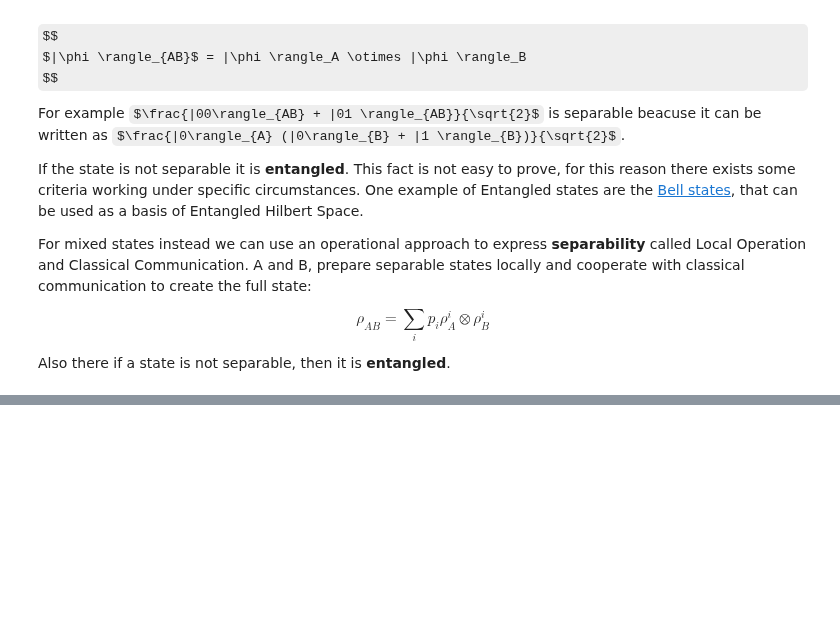
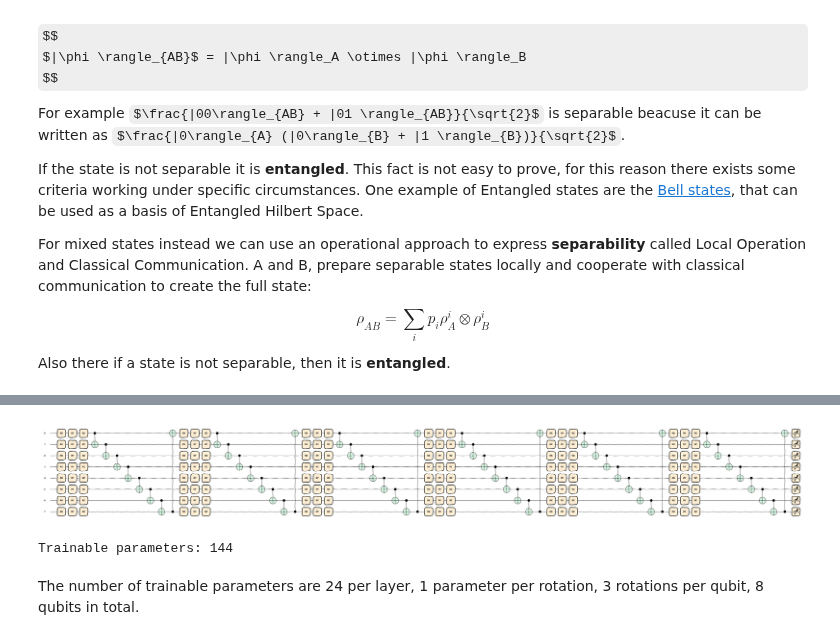
Before and after one commit to JackVittori/QML-early_exit, a Jupyter notebook: mid-circuit-measurements.ipynb, the cells around one changed output, grey strips where cells are left out. Drawn from its saved outputs; the diff is of its cells as text; code cells hidden in the pictures; some formulas as TeX source; blank space fills up the shorter version.

```diff
--- a/mid-circuit-measurements.ipynb
+++ b/mid-circuit-measurements.ipynb
@@ -147,55 +156,11 @@ Also there if a state is not separable, then it is **entangled**.
 # %%
-NUM_QUBITS = 8
-NUM_LAYERS = 3
-
-# get the device
-dev = qml.device("default.qubit", wires=NUM_QUBITS)
-
-# circuit using the strongly entangling layer ansatz
-@qml.qnode(dev, interface="torch")
-def circuit_block(params, state=None):
-
-    # Load the initial state if provided
-    if state is not None: qml.QubitStateVector(state, wires=range(NUM_QUBITS))
-
-    # Real quantum encoding (using amplitude encoding)
-    #if state is not None: qml.AmplitudeEmbedding(features=state, wires=range(NUM_QUBITS))
-
-    #qml.StronglyEntanglingLayers(params, wires=range(NUM_QUBITS), ranges = [1]*params.shape[0])
-
-    # Quantum circuit
-    for i in range(NUM_LAYERS):
-
-      # Rotation layer
-      for j in range(NUM_QUBITS):
-          qml.RX(params[i, j, 0], wires=j)
-          qml.RY(params[i, j, 1], wires=j)
-          qml.RZ(params[i, j, 2], wires=j)
-
-      # Entangling layer
-      for j in range(NUM_QUBITS):
-          qml.CNOT(wires=[j, (j + 1) % NUM_QUBITS])
-
-
-    # Return the state vector
-    return qml.state()
-
-  # define general circuit
-def circuit(params, state):
-
-    # apply first small block
-    state = circuit_block(params, state)
-
-    # return probability of measuring |0> in the first qubit
-    return measure(state)
-
-# define function that outputs the probability of mesuring |0> in the first qubit
-def measure(state):
-
-    # compute the probability of measuring |0> in the first qubit
-    prob = torch.sum(torch.abs(state[:,:2**(NUM_QUBITS-1)])**2, dim = 1)
-
-    # cast to float32
-    prob = prob.type(torch.float32)
-
-    return prob
+num_qubits = 8
+num_layers = 6
+model = FullQuantumModel(qubits=num_qubits, layers=num_layers, num_classes=4)
+model.draw(style = 'sketch')
+model.trainable_parameters()
+# %% [output]
+[figure, added]
+Trainable parameters: 144
+# %% [markdown]
+The number of trainable parameters are 24 per layer, 1 parameter per rotation, 3 rotations per qubit, 8 qubits in total.
```
Also changed, not shown: parts of 3 cells of this notebook, 1 other file.
